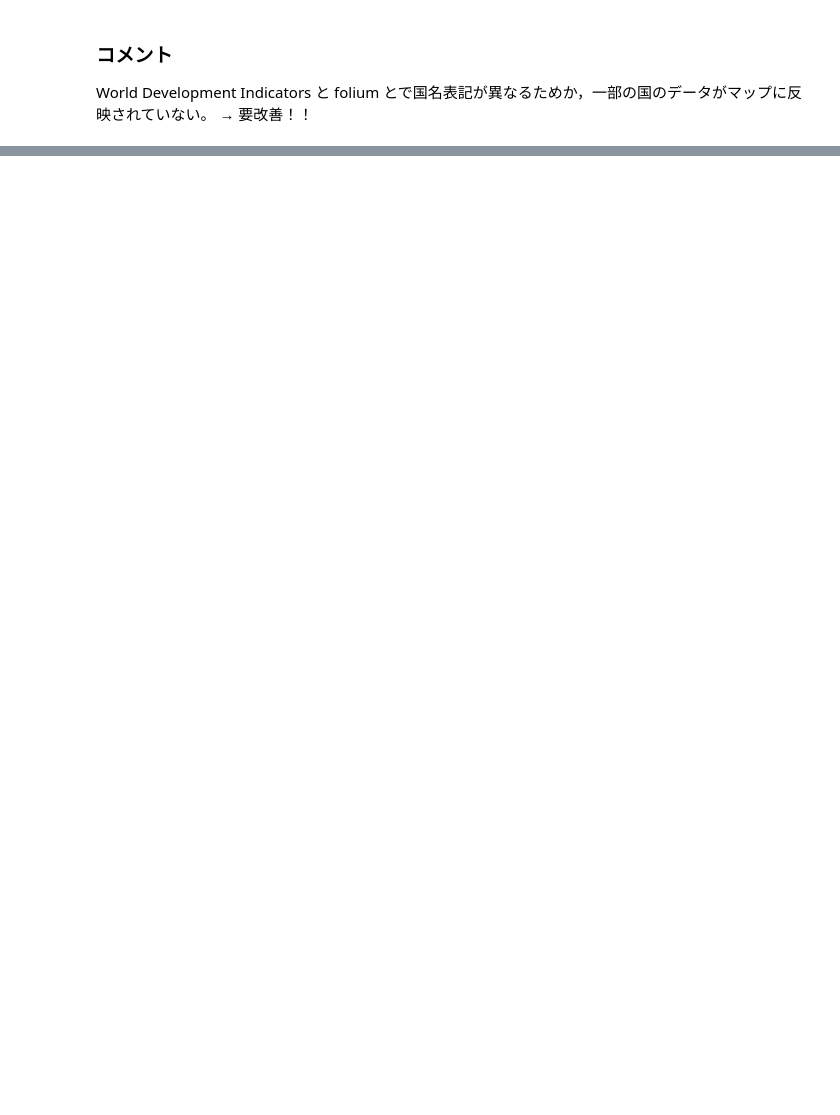
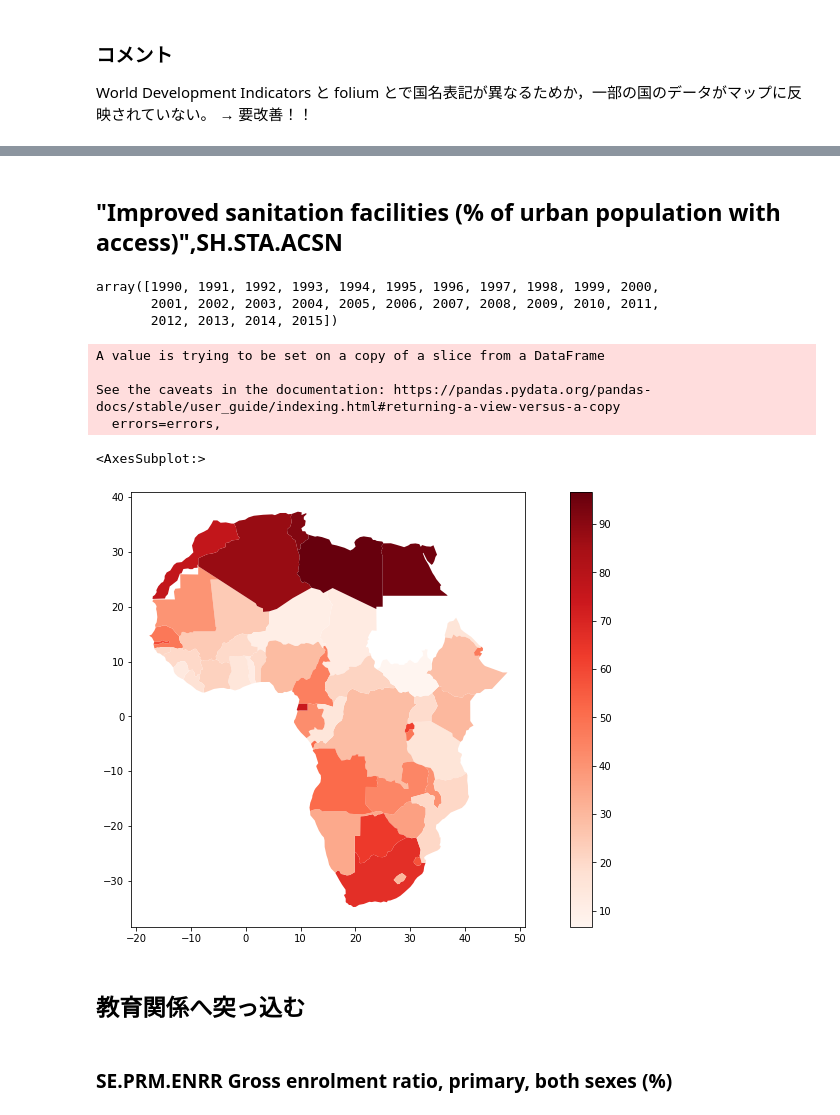
Before and after one commit to ymuto0302/base2_2020, a Jupyter notebook: GIS4_WDI.ipynb, the cells around one changed output, grey strips where cells are left out. Saved outputs shown, nothing was run; the diff lists cells and outputs as text; code cells hidden in the pictures; blank space fills up the shorter version.

```diff
--- a/GIS4_WDI.ipynb
+++ b/GIS4_WDI.ipynb
@@ -384,0 +469,69 @@ World Development Indicators と folium とで国名表記が異なるためか
+# %% [markdown]
+## "Improved sanitation facilities (% of urban population with access)",SH.STA.ACSN
+# %%
+import pandas as pd
+indicators = pd.read_csv("WorldDevelopmentIndicators/Indicators.csv")
+
+# Access to electricity (% of population) を取り出す
+data = indicators[indicators['IndicatorCode'] == 'SH.STA.ACSN']
+data['Year'].unique()
+# %% [output]
+array([1990, 1991, 1992, 1993, 1994, 1995, 1996, 1997, 1998, 1999, 2000,
+       2001, 2002, 2003, 2004, 2005, 2006, 2007, 2008, 2009, 2010, 2011,
+       2012, 2013, 2014, 2015])
+# %%
+## "Improved water source, rural (% of rural population with access)",SH.H2O.SAFE.RU.ZS
+
+import pandas as pd
+indicators = pd.read_csv("WorldDevelopmentIndicators/Indicators.csv")
+
+# Access to electricity (% of population) を取り出す
+data = indicators[indicators['IndicatorCode'] == 'SH.STA.ACSN']
+
+# 2012年のデータのみに絞り込む
+data = data[data['Year'] == 2015]
+
+# 予め国コードを修正
+data.replace({'CountryCode':{'ZAR':'COD'}}, inplace=True)
+
+###############################################
+# アフリカのみを取り出したい！
+
+africa = pd.read_csv('Africa.csv')
+
+# アフリカの国コード
+africa_iso_a3 = africa['alpha-3']
+
+# CountryCode が「アフリカ諸国の国コードのリスト」に含まれるデータのみ取り出す
+africa_data = data[data['CountryCode'].isin(africa_iso_a3)]
+
+###############################################
+# geopandas の提供する naturalearth_lowres データセットに上記の値を被せたい
+
+import geopandas
+
+dataset = geopandas.datasets.get_path('naturalearth_lowres')
+world = geopandas.read_file(dataset)
+
+# 後のマージのため，列名 CountryCode を iso_a3 へリネーム
+africa_data.rename({'CountryCode':'iso_a3'}, axis=1, inplace=True)
+
+# 国コードをキーとしてマージする
+wv = world.merge(africa_data, how='inner', on='iso_a3', copy=True)
+
+###############################################
+import matplotlib.pyplot as plt
+fig, ax = plt.subplots(1, figsize=(16, 8))
+wv.plot(ax=ax, column='Value', cmap='Reds', legend=True)
+# wv.plot(ax=ax, column='Value', cmap='Paired', legend=True) # こっちで色を塗ると，値のない領域が明確になる
+# %% [output]
+A value is trying to be set on a copy of a slice from a DataFrame
+
+See the caveats in the documentation: https://pandas.pydata.org/pandas-docs/stable/user_guide/indexing.html#returning-a-view-versus-a-copy
+  errors=errors,
+<AxesSubplot:>
+[figure, added]
+# %% [markdown]
+## 教育関係へ突っ込む
+# %% [markdown]
+### SE.PRM.ENRR Gross enrolment ratio, primary, both sexes (%)
```
Also changed, not shown: parts of 24 cells of this notebook.
